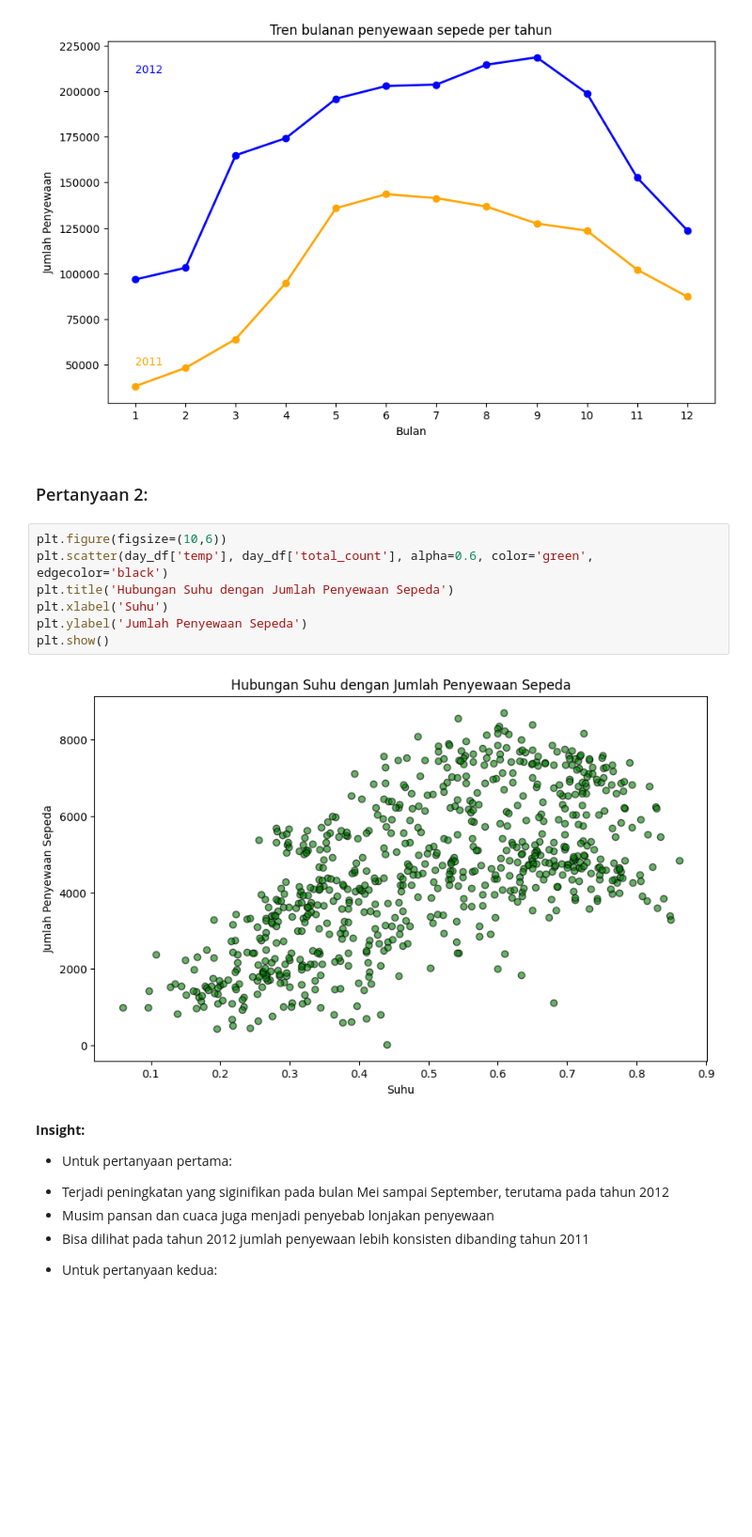
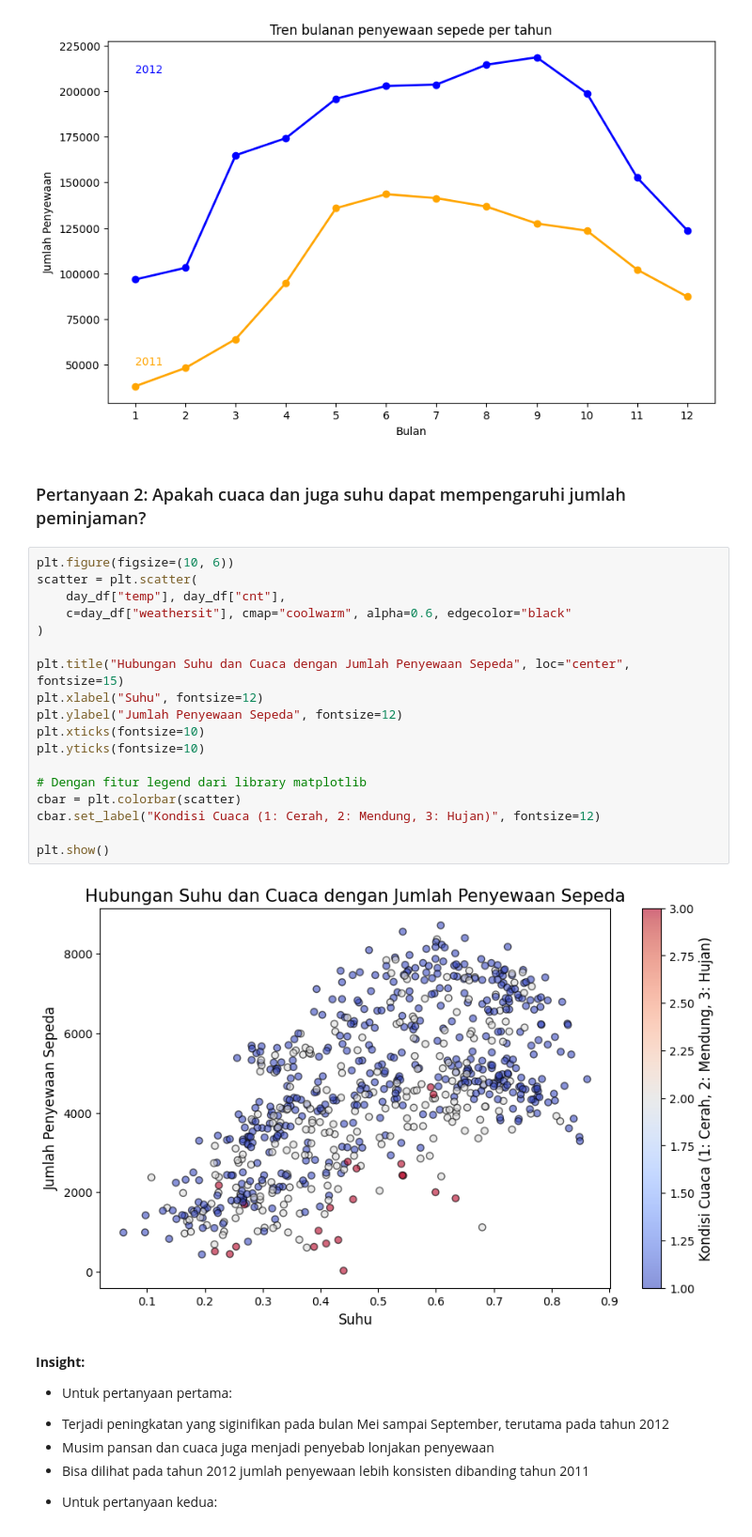
Before and after one commit to SallyChan23/Dashboard-Python-Analysis, a Jupyter notebook: Another_copy_of_Proyek_Analisis_Data.ipynb, the cells around one changed output. Shown: that part at 94% size. Saved outputs shown, nothing was run; the diff lists cells and outputs as text; blank space fills up the shorter version.

```diff
--- a/Another_copy_of_Proyek_Analisis_Data.ipynb
+++ b/Another_copy_of_Proyek_Analisis_Data.ipynb
@@ -306,17 +349,28 @@ plt.xticks(range(1,13))
 plt.show()
 # %% [output]
 [figure]
-# %% [markdown]
-### Pertanyaan 2:
+# %% [markdown]
+### Pertanyaan 2: Apakah cuaca dan juga suhu dapat mempengaruhi jumlah peminjaman?
 # %%
-plt.figure(figsize=(10,6))
-plt.scatter(day_df['temp'], day_df['total_count'], alpha=0.6, color='green', edgecolor='black')
-plt.title('Hubungan Suhu dengan Jumlah Penyewaan Sepeda')
-plt.xlabel('Suhu')
-plt.ylabel('Jumlah Penyewaan Sepeda')
+plt.figure(figsize=(10, 6))
+scatter = plt.scatter(
+    day_df["temp"], day_df["cnt"],
+    c=day_df["weathersit"], cmap="coolwarm", alpha=0.6, edgecolor="black"
+)
+
+plt.title("Hubungan Suhu dan Cuaca dengan Jumlah Penyewaan Sepeda", loc="center", fontsize=15)
+plt.xlabel("Suhu", fontsize=12)
+plt.ylabel("Jumlah Penyewaan Sepeda", fontsize=12)
+plt.xticks(fontsize=10)
+plt.yticks(fontsize=10)
+
+# Dengan fitur legend dari library matplotlib
+cbar = plt.colorbar(scatter)
+cbar.set_label("Kondisi Cuaca (1: Cerah, 2: Mendung, 3: Hujan)", fontsize=12)
+
 plt.show()
 # %% [output]
-[figure, old version]
+[figure, new version]
 # %% [markdown]
 **Insight:**
 - Untuk pertanyaan pertama:
```
Also changed, not shown: parts of 10 cells of this notebook, 2 other files.
